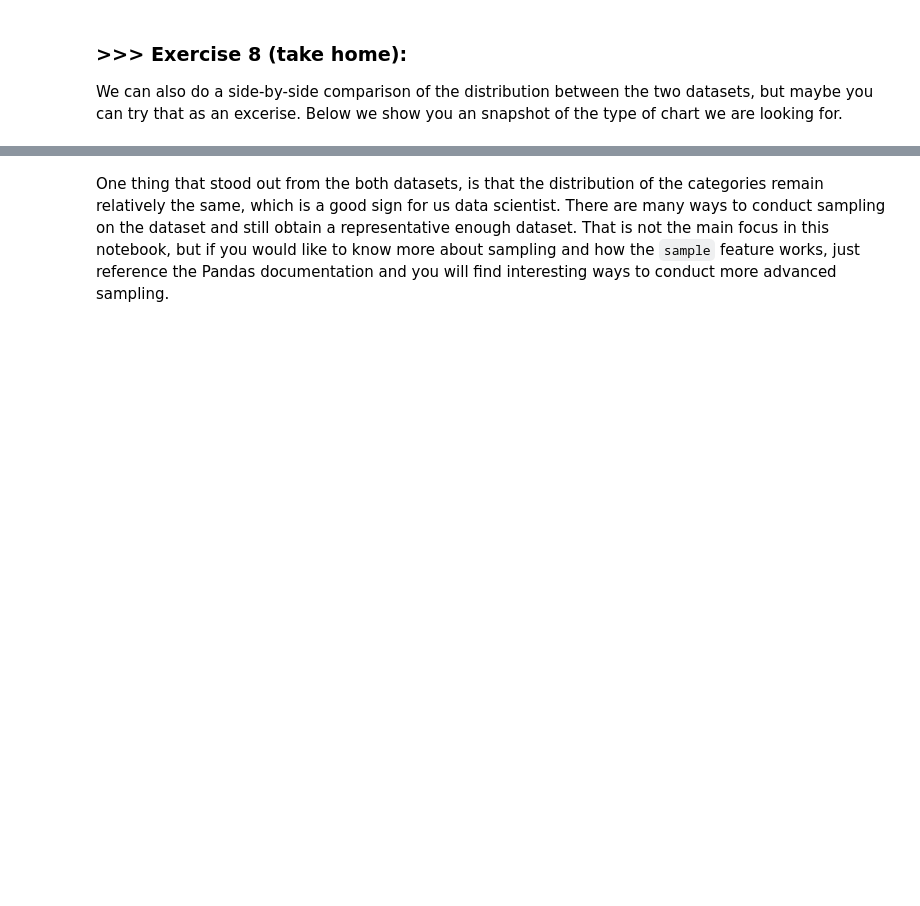
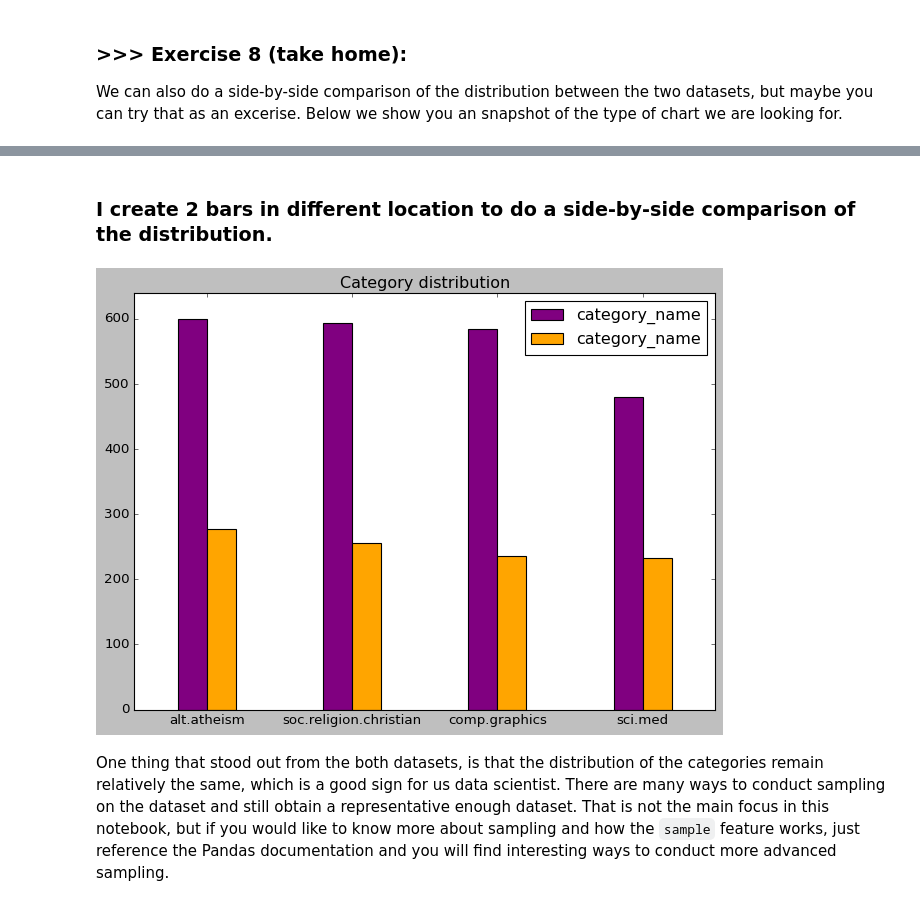
Before and after one commit to s109065533/DM2020-Lab1-Master, a Jupyter notebook: DM2020-Lab1-Master.ipynb, the cells around one changed output, grey strips where cells are left out. Cells and saved outputs as stored; diff of their text form; code cells hidden in the pictures; blank space fills up the shorter version.

```diff
--- a/DM2020-Lab1-Master.ipynb
+++ b/DM2020-Lab1-Master.ipynb
@@ -479,3 +1247,29 @@ We can also do a side-by-side comparison of the distribution between the two dat
+# %% [markdown]
+### I create 2 bars in different location to do a side-by-side comparison of the distribution.
+# %%
+upper_bound = max(X.category_name.value_counts()) + 40
+x = np.arange(len(categories))
+bar_width = 0.2
+
+fig, ax = plt.subplots()
+rects1 = ax.bar(x - bar_width/2, X.category_name.value_counts(), color = 'purple',width = bar_width , label='category_name')
+rects2 = ax.bar(x + bar_width/2, X_sample.category_name.value_counts(), color = 'orange',width = bar_width, label='category_name')
+
+# Add some text for labels, title and custom x-axis tick labels, etc.
+ax.set_title('Category distribution')
+ax.set_xticks(x)
+ax.set_xticklabels(categories)
+ax.set_ylim([0, upper_bound])
+ax.legend()
+
+
+
+
+fig.tight_layout()
+
+plt.show( )
+# %% [output]
+[figure, added]
 # %% [markdown]
 One thing that stood out from the both datasets, is that the distribution of the categories remain relatively the same, which is a good sign for us data scientist. There are many ways to conduct sampling on the dataset and still obtain a representative enough dataset. That is not the main focus in this notebook, but if you would like to know more about sampling and how the `sample` feature works, just reference the Pandas documentation and you will find interesting ways to conduct more advanced sampling.
 # %% [markdown]
```
Also changed, not shown: parts of 185 cells of this notebook.
